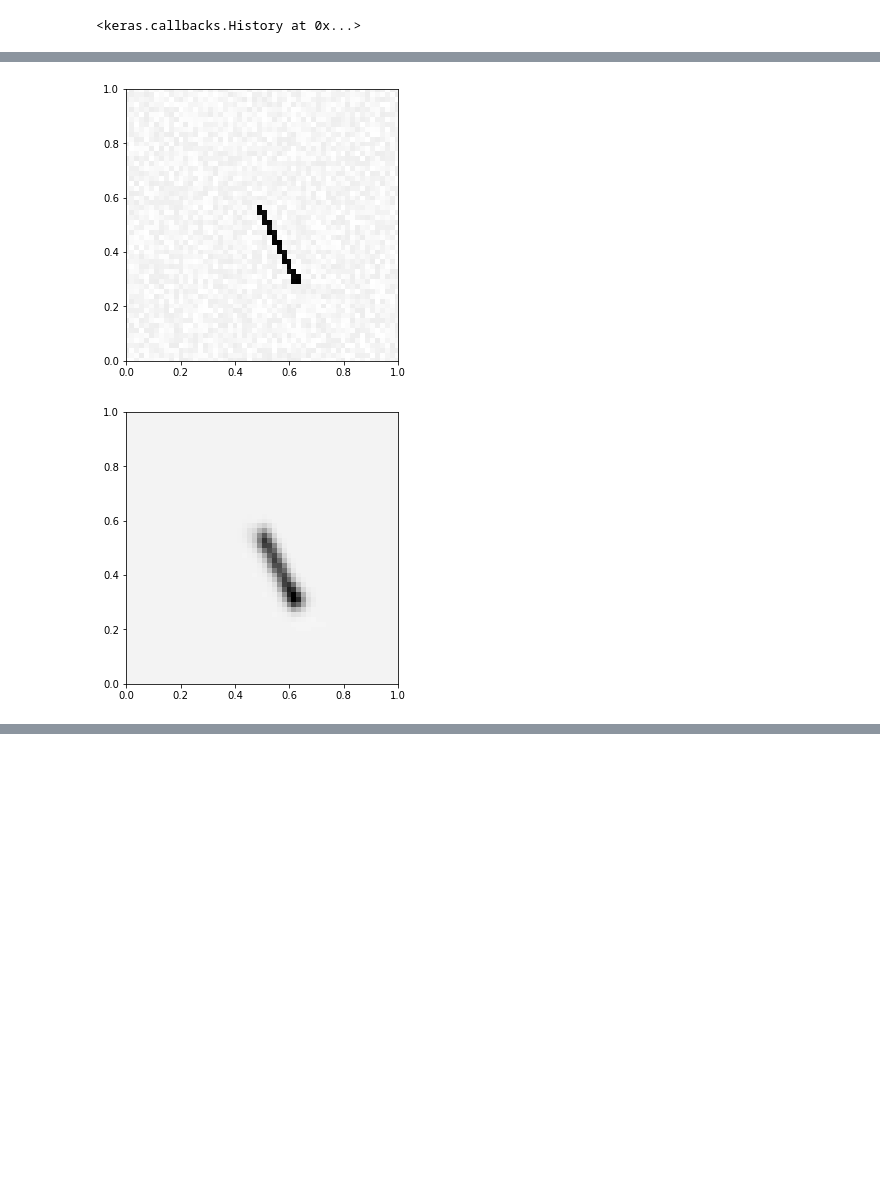
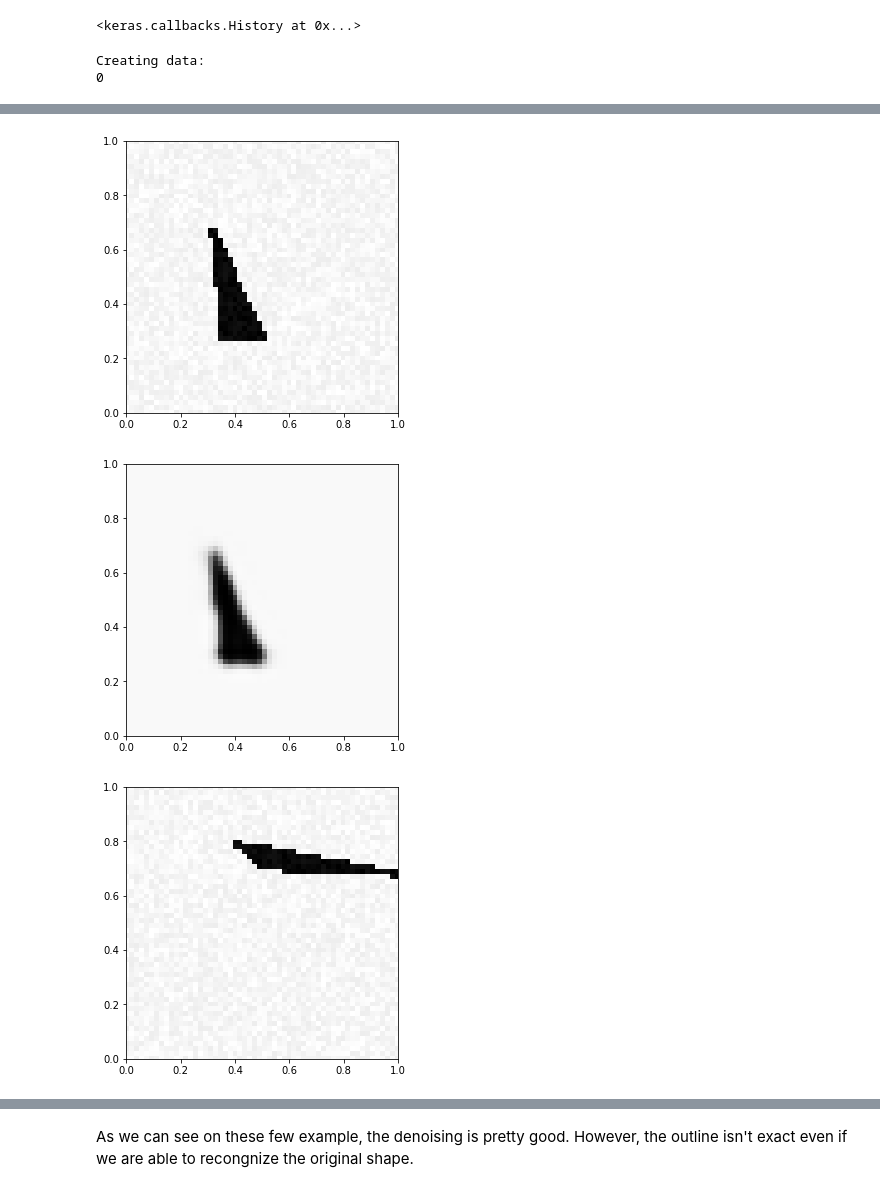
Before and after one commit to hexamir/deep_learning, a Jupyter notebook: Untitled.ipynb, the cells around one changed output, grey strips where cells are left out. Saved outputs shown, nothing was run; the diff lists cells and outputs as text; code cells hidden in the pictures; blank space fills up the shorter version.

```diff
--- a/Untitled.ipynb
+++ b/Untitled.ipynb
@@ -190,21 +206,19 @@ Creating data:
 # %%
 model = Sequential()
-nb_neurons = 5
 
 
-model.add(Conv2D(16, (5, 5), activation='relu',
+model.add(Conv2D(32, (5, 5), activation='relu',
           input_shape=(72, 72, 1)))
+model.add(MaxPooling2D(pool_size=(2, 2)))
 
-model.add(Conv2D(32, (3, 3), activation='relu',
+model.add(Conv2D(64, (3, 3), activation='relu',
           input_shape=(72, 72, 1)))
-
 model.add(MaxPooling2D(pool_size=(2, 2)))
 
 
 model.add(Flatten())
-
+model.add(Dropout(0.25))
 model.add(Dense(64, activation='relu'))
-#
 model.add(Dropout(0.25))
 model.add(Dense(6))
 
@@ -212,16 +226,13 @@ model.add(Dense(6))
 sgd = SGD(lr=0.01,
           decay=1e-6, momentum=0.9,
           nesterov=True)
-#model.compile(loss='mean_squared_error',
-#              optimizer = sgd)
+#model.compile(loss='mean_squared_er
 
 model.compile(loss='mean_squared_error',
               optimizer = sgd,
               metrics = ['accuracy'])
 
-#For adam : epochs = 50, converge plus lentement
-#For sgd : epochs = 10
 
-model.fit(new_X_train, Y_train, epochs=100, batch_size=32)
+model.fit(new_X_train, new_Y_train, epochs=100, batch_size=32)
 # %% [output]
 Epoch 1/100
@@ -282,7 +311,7 @@ Creating data:
 seqmodel = Sequential()
 seqmodel.add(Conv2D(32, (3, 3), padding='same', input_shape=(72, 72, 1)))
 seqmodel.add(Activation('relu'))
-seqmodel.add(MaxPooling2D((2, 2), padding='same'))
+seqmodel.add(MaxPooling2D((2, 2)))
 
 seqmodel.add(Conv2D(32, (3, 3), padding='same'))
 seqmodel.add(Activation('relu'))
@@ -318,30 +347,32 @@ Epoch 30/30
 400/400 [==============================] - 5s 11ms/step - loss: 0.0026 - val_loss: 0.0026
 <keras.callbacks.History at 0x...>
 # %%
-x = new_X_train[0]
-fig, ax = plt.subplots(figsize=(5, 5))
-I = x.reshape((72,72))
-ax.imshow(I, extent=[-0.15,1.15,-0.15,1.15],cmap='gray')
-ax.set_xlim([0,1])
-ax.set_ylim([0,1])
+n = 10
+[X_test, Y_test] = generate_dataset_denoising(n, noise=20.0)
 
-y = new_Y_train[0]
-fig, ax = plt.subplots(figsize=(5, 5))
-I = y.reshape((72,72))
-ax.imshow(I, extent=[-0.15,1.15,-0.15,1.15],cmap='gray')
-ax.set_xlim([0,1])
-ax.set_ylim([0,1])
+new_X_test = X_test.reshape(n, 72, 72, 1)
+new_Y_test = Y_test.reshape(n, 72, 72, 1)
+
+for i in range(5):
+    y = new_Y_test[i]
+    fig, ax = plt.subplots(figsize=(5, 5))
+    I = y.reshape((72,72))
+    ax.imshow(I, extent=[-0.15,1.15,-0.15,1.15],cmap='gray')
+    ax.set_xlim([0,1])
+    ax.set_ylim([0,1])
 
 
 
-x_test = X_train[0].reshape(1, 72, 72, 1)
-f1 = seqmodel.predict(x_test)
+    x_test = new_X_test[i].reshape(1, 72, 72, 1)
+    f1 = seqmodel.predict(x_test)
 
-fig, ax = plt.subplots(figsize=(5, 5))
-I = f1.reshape((72,72))
-ax.imshow(I, extent=[-0.15,1.15,-0.15,1.15],cmap='gray')
-ax.set_xlim([0,1])
-ax.set_ylim([0,1])
+    fig, ax = plt.subplots(figsize=(5, 5))
+    I = f1.reshape((72,72))
+    ax.imshow(I, extent=[-0.15,1.15,-0.15,1.15],cmap='gray')
+    ax.set_xlim([0,1])
+    ax.set_ylim([0,1])
 
 plt.show()
 # %% [output]
+Creating data:
+0
@@ -349,2 +380,3 @@ plt.show()
-[figure, old version]
+[figure, new version]
-[figure, old version]
+[figure, new version]
+[figure, added]
@@ -350,0 +390,2 @@ plt.show()
+# %% [markdown]
+As we can see on these few example, the denoising is pretty good. However, the outline isn't exact even if we are able to recongnize the original shape.
```
Also changed, not shown: parts of 17 cells of this notebook.
